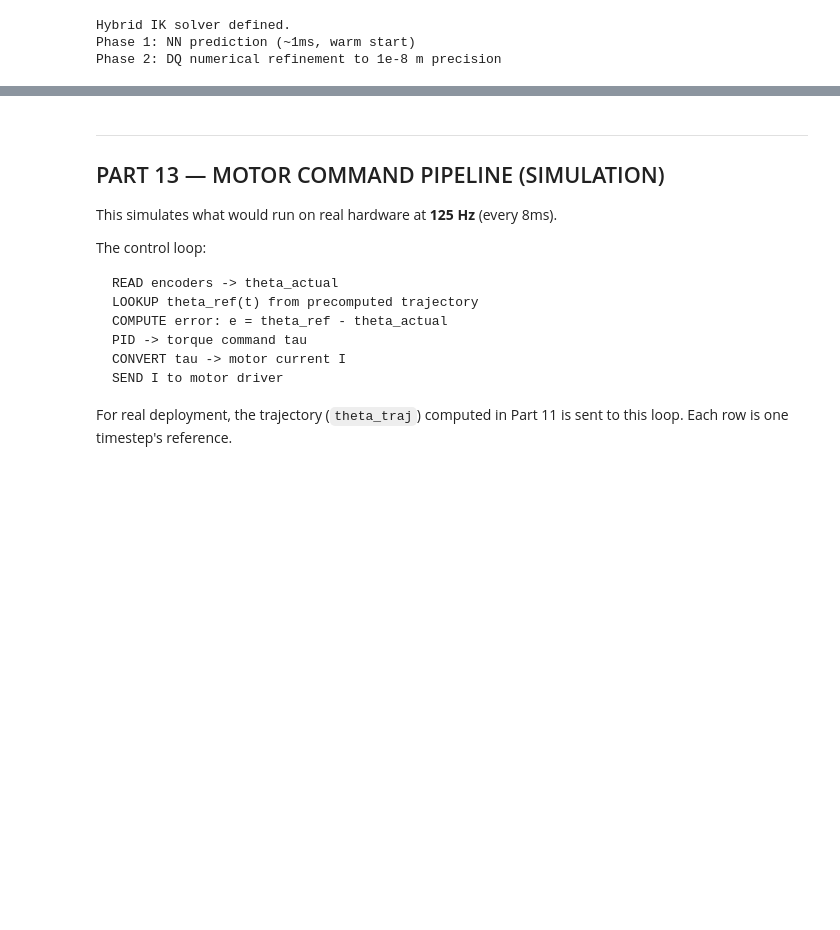
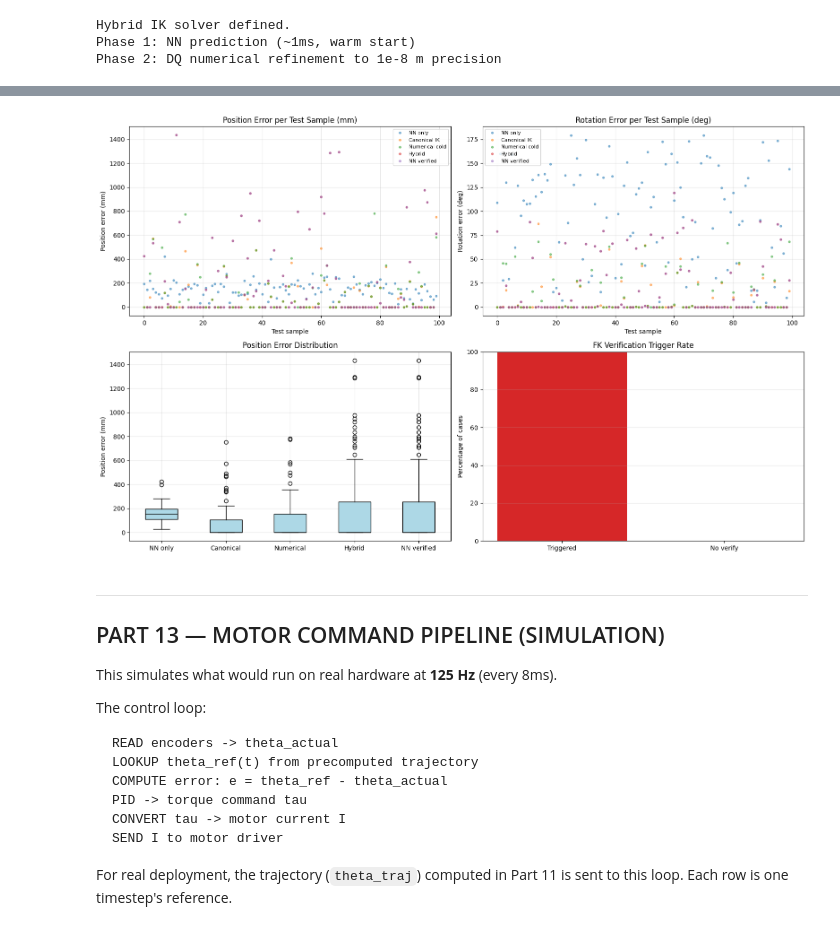
Before and after one commit to Ash786Sharma/Robot_Studio, a Jupyter notebook: notebook/UR5_DualQuaternion_kinematics.ipynb, the cells around one changed output, grey strips where cells are left out. Cells and saved outputs as stored; diff of their text form; code cells hidden in the pictures; blank space fills up the shorter version.

```diff
--- a/notebook/UR5_DualQuaternion_kinematics.ipynb
+++ b/notebook/UR5_DualQuaternion_kinematics.ipynb
@@ -2354,3 +2443,54 @@ plt.show()
+# %%
+# ============================================================
+# VISUALISE EVALUATION RESULTS
+# ============================================================
+
+fig, axes = plt.subplots(2, 2, figsize=(16, 10))
+methods = [
+    ('NN only',       results['nn_pos'],     results['nn_rot']),
+    ('Canonical IK',  results['canon_pos'],  results['canon_rot']),
+    ('Numerical cold',results['num_pos'],    results['num_rot']),
+    ('Hybrid',        results['hybrid_pos'], results['hybrid_rot']),
+    ('NN verified',   results['verified_pos'], results['verified_rot'])
+]
+colors = ['#1f77b4', '#ff7f0e', '#2ca02c', '#d62728', '#9467bd']
+
+for idx, (label, pos, rot) in enumerate(methods):
+    axes[0,0].plot(range(len(pos)), pos, '.', alpha=0.5, label=label, color=colors[idx])
+    axes[0,1].plot(range(len(rot)), rot, '.', alpha=0.5, label=label, color=colors[idx])
+
+axes[0,0].set_title('Position Error per Test Sample (mm)')
+axes[0,0].set_xlabel('Test sample')
+axes[0,0].set_ylabel('Position error (mm)')
+axes[0,0].legend(fontsize=8)
+axes[0,0].grid(True, alpha=0.3)
+
+axes[0,1].set_title('Rotation Error per Test Sample (deg)')
+axes[0,1].set_xlabel('Test sample')
+axes[0,1].set_ylabel('Rotation error (deg)')
+axes[0,1].legend(fontsize=8)
+axes[0,1].grid(True, alpha=0.3)
+
+box_data = [results['nn_pos'], results['canon_pos'], results['num_pos'], results['hybrid_pos'], results['verified_pos']]
+labels = ['NN only', 'Canonical', 'Numerical', 'Hybrid', 'NN verified']
+axes[1,0].boxplot(box_data, labels=labels, patch_artist=True,
+                   boxprops=dict(facecolor='lightblue', color='black'),
+                   medianprops=dict(color='black'))
+axes[1,0].set_title('Position Error Distribution')
+axes[1,0].set_ylabel('Position error (mm)')
+axes[1,0].grid(True, alpha=0.3)
+
+trigger_pct = np.mean(results['verify_triggers']) * 100
+axes[1,1].bar(['Triggered', 'No verify'], [trigger_pct, 100-trigger_pct], color=['#d62728', '#1f77b4'])
+axes[1,1].set_ylim(0, 100)
+axes[1,1].set_ylabel('Percentage of cases')
+axes[1,1].set_title('FK Verification Trigger Rate')
+axes[1,1].grid(True, axis='y', alpha=0.3)
+
+plt.tight_layout()
+plt.show()
+# %% [output]
+[figure, added]
 # %% [markdown]
 ---
 ## PART 13 — MOTOR COMMAND PIPELINE (SIMULATION)
```
Also changed, not shown: parts of 13 cells of this notebook.
